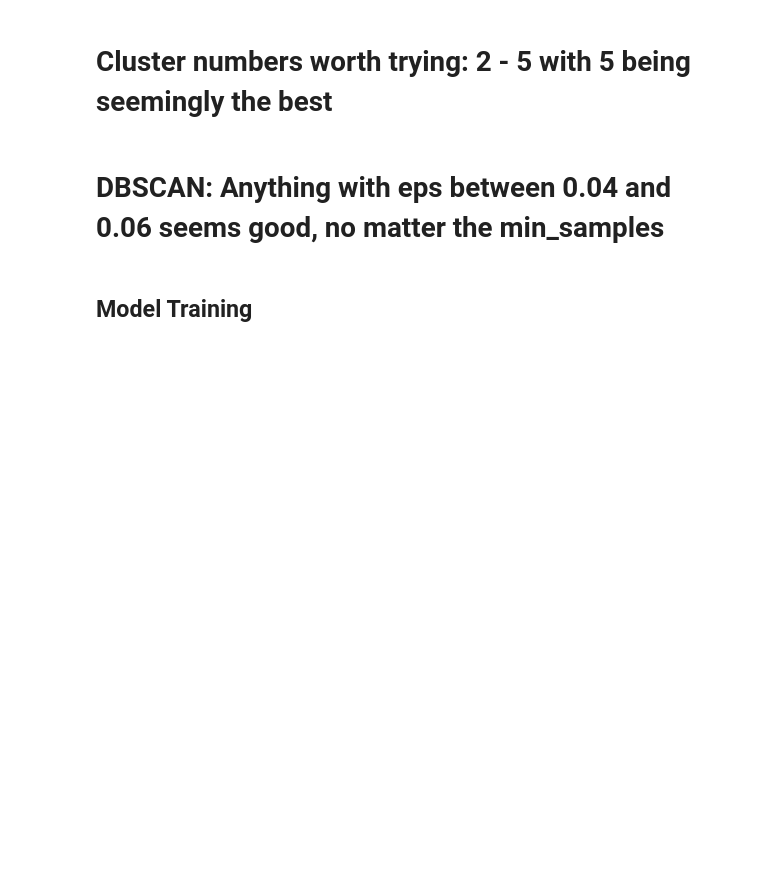
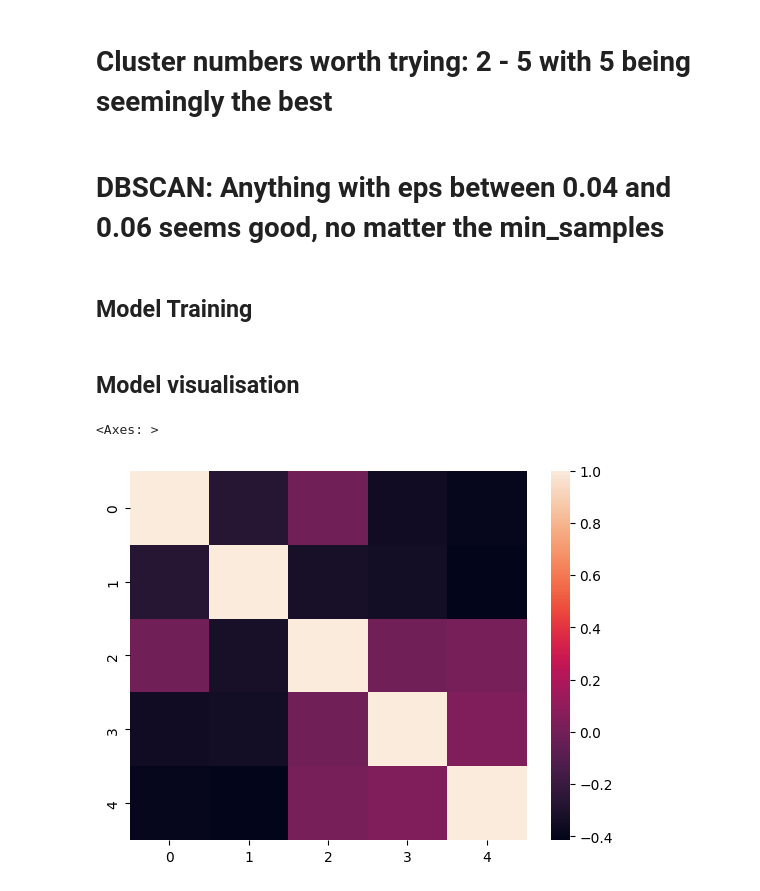
Before and after one commit to ekohachi22/DataMining3, a Jupyter notebook: main.ipynb, the cells around one changed output. Drawn from its saved outputs; the diff is of its cells as text; code cells hidden in the pictures; blank space fills up the shorter version.

Commit message:
Visualisations done

```diff
--- a/main.ipynb
+++ b/main.ipynb
@@ -57,7 +59,7 @@ sil_scores = []
 for k in cluster_range:
     model = KMeans(n_clusters=k).fit(X_train)
     res = model.predict(X_test)
-    sil_score = silhouette_score(X_test, res, metric='cosine')
+    sil_score = silhouette_score(X_test, res, metric='correlation')
     db_index_score = davies_bouldin_score(X_test, res)
     sil_scores.append(sil_score)
     db_index_scores.append(db_index_score)
@@ -157,3 +156,48 @@ trunc_data, _ = train_test_split(data_norm, train_size=0.1)
 for n_samples in dbscan_samples:
     for eps in dbscan_eps:
         dbscan_models[(n_samples, eps)] = DBSCAN(eps = eps, min_samples = n_samples, metric='cosine').fit(trunc_data)
+# %% [markdown]
+## Model visualisation
+# %%
+from sklearn.metrics.pairwise import cosine_similarity
+import numpy as np
+
+def cluster_sim(cluster1, cluster2, method = 'average', type = cosine_similarity):
+    if method == 'average':
+        average_cluster1 = cluster1.mean().values[:-1].reshape(1, -1)
+        average_cluster2 = cluster2.mean().values[:-1].reshape(1, -1)
+        return type(average_cluster1, average_cluster2)
+    elif method == 'complete':
+        sim_matrix = type(cluster1.values[:-1], cluster2.values[:-1])
+        return np.min(sim_matrix)
+    elif method == 'single':
+        sim_matrix = type(cluster1.values[:-1], cluster2.values[:-1])
+        return np.max(sim_matrix)
+# %%
+def similarity_matrix(data_with_cluster_info, similarity_method = 'average', similarity_type = cosine_similarity):
+    clusters = np.unique(data_with_cluster_info['Cluster'])
+    sim_matrix = np.diag(np.ones(len(clusters)))
+    for cluster1_index in clusters:
+        cluster1 = data_with_cluster_info[data_with_cluster_info['Cluster'] == cluster1_index]
+        for cluster2_index in clusters:
+            if cluster1_index >= cluster2_index:
+                continue
+            cluster2 = data_with_cluster_info[data_with_cluster_info['Cluster'] == cluster2_index]
+            sim = cluster_sim(cluster1, cluster2, similarity_method, similarity_type)
+            sim_matrix[cluster1_index][cluster2_index] = sim
+            sim_matrix[cluster2_index][cluster1_index] = sim
+    return sim_matrix
+# %%
+import seaborn as sns
+from sklearn.metrics.pairwise import euclidean_distances, pairwise_distances
+
+data_plot = trunc_data.copy()
+labels = kmeans_models[5].predict(data_plot)
+data_plot['Cluster'] = labels
+cluster1 = data_plot[data_plot['Cluster'] == 1]
+cluster2 = data_plot[data_plot['Cluster'] == 2]
+matrix = similarity_matrix(data_plot, similarity_type=lambda x, y: cosine_similarity(x, y))
+sns.heatmap(matrix)
+# %% [output]
+<Axes: >
+[figure, added]
```
Also changed, not shown: parts of 5 cells of this notebook.
